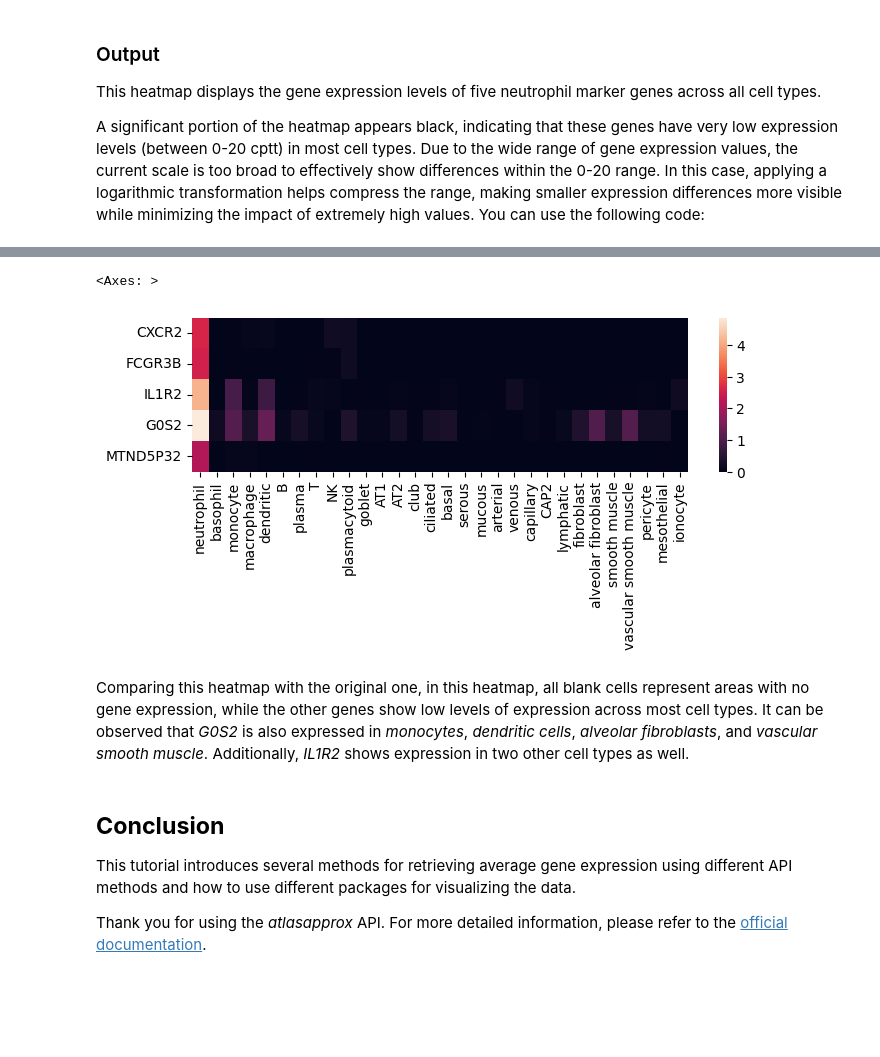
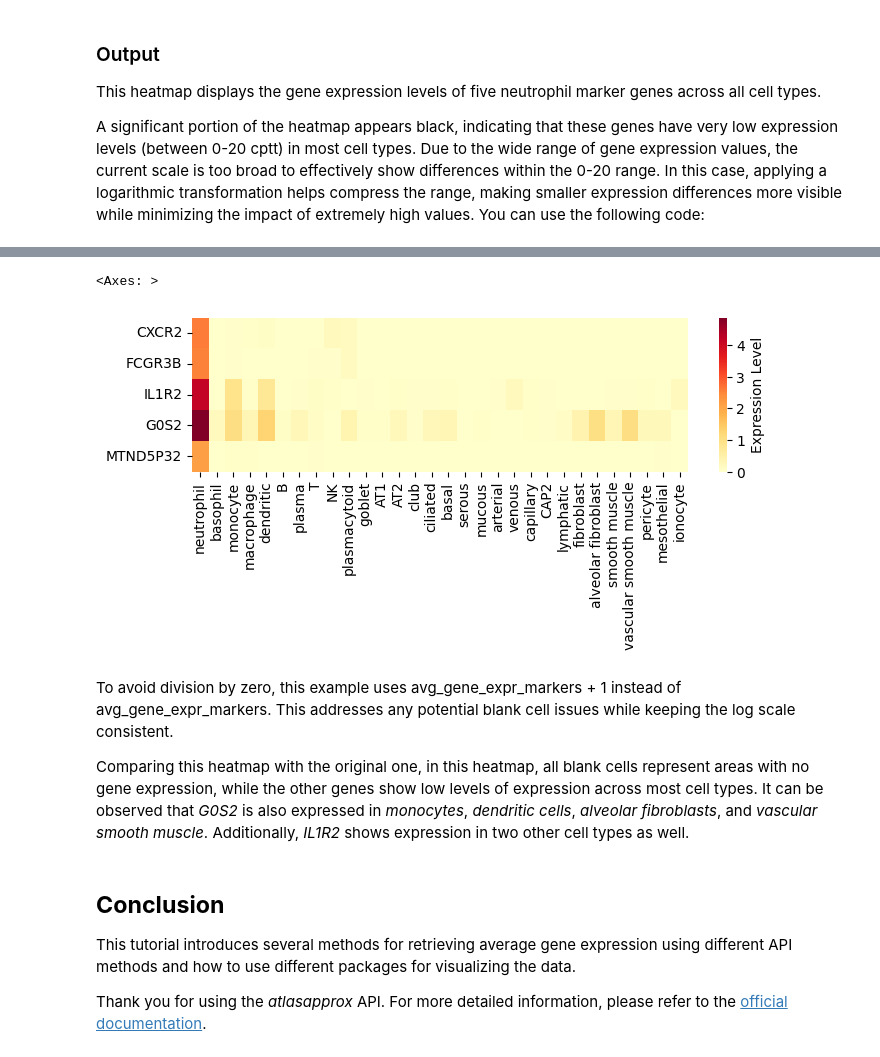
Before and after one commit to Amber-Xu914/atlasapprox_api_tutorials, a Jupyter notebook: python/explore_average_expression.ipynb, the cells around one changed output, grey strips where cells are left out. Saved outputs shown, nothing was run; the diff lists cells and outputs as text; code cells hidden in the pictures; blank space fills up the shorter version.

```diff
--- a/python/explore_average_expression.ipynb
+++ b/python/explore_average_expression.ipynb
@@ -263,15 +250,24 @@ avg_gene_expr_markers_log
 # %%
 # Call log method in numpy to get all numbers logged
 # add 1 to avoid "devide by 0"
 avg_gene_expr_markers_log = np.log(avg_gene_expr_markers + 1)
 
 # Display heatmap
 plt.figure(figsize=(8,2))
-sns.heatmap(avg_gene_expr_markers_log)
+
+sns.heatmap(
+    avg_gene_expr_markers_log,
+    # yellow-to-red color map
+    cmap='YlOrRd',
+    # add label to calour bar
+    cbar_kws={'label': 'Expression Level'}
+)
 # %% [output]
 <Axes: >
-[figure, old version]
+[figure, new version]
 # %% [markdown]
+To avoid division by zero, this example uses avg_gene_expr_markers + 1 instead of avg_gene_expr_markers. This addresses any potential blank cell issues while keeping the log scale consistent.
+
 Comparing this heatmap with the original one, in this heatmap, all blank cells represent areas with no gene expression, while the other genes show low levels of expression across most cell types. It can be observed that *G0S2* is also expressed in *monocytes*, *dendritic cells*, *alveolar fibroblasts*, and *vascular smooth muscle*. Additionally, *IL1R2* shows expression in two other cell types as well.
 # %% [markdown]
 ## **Conclusion**
```
Also changed, not shown: parts of 14 cells of this notebook.
